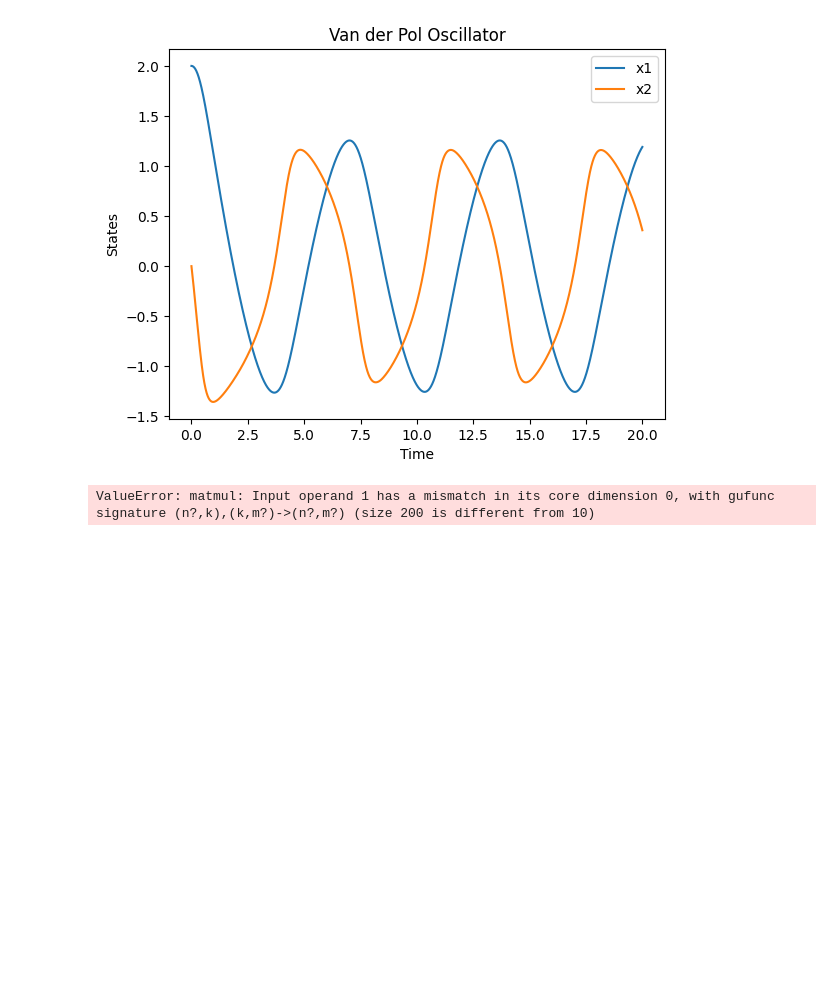
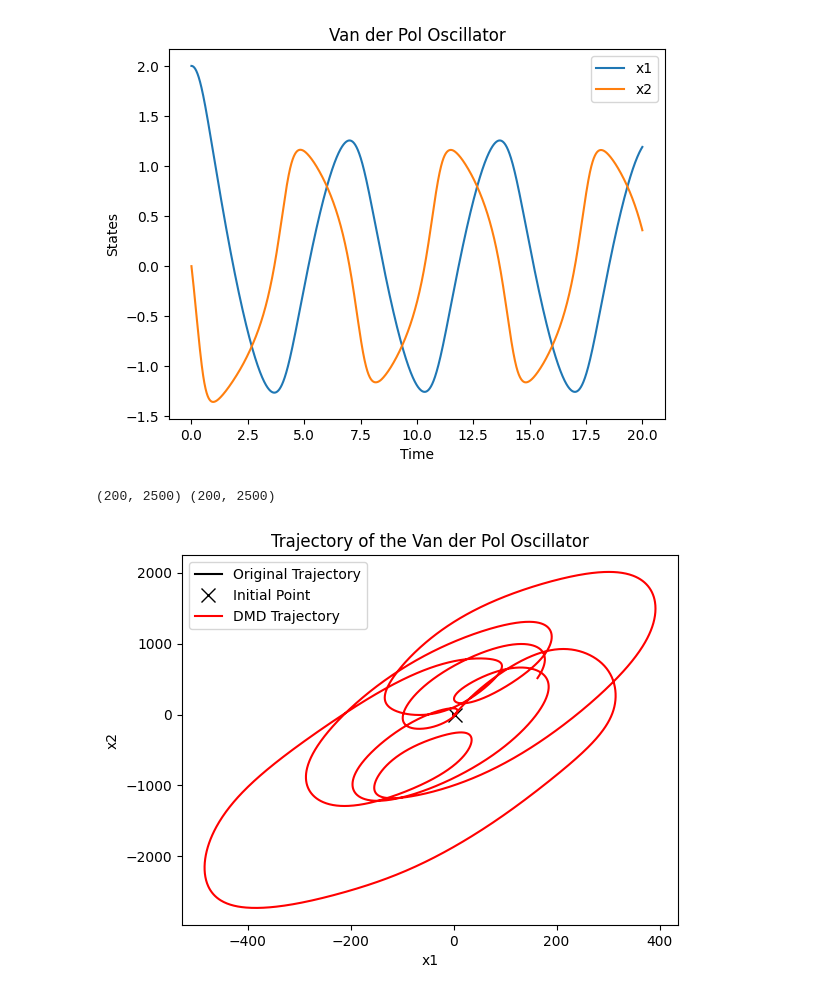
Before and after one commit to MatzeLopi/KIT-2243070, a Jupyter notebook: Exercises/ex4.ipynb, the cells around one changed output. Drawn from its saved outputs; the diff is of its cells as text; code cells hidden in the pictures; blank space fills up the shorter version.

```diff
--- a/Exercises/ex4.ipynb
+++ b/Exercises/ex4.ipynb
@@ -200,41 +232,46 @@ def hankel(hrow,x,t):
     Returns:
         numpy.ndarray: The Hankel matrix
     """
     mt = round(0.5 * len(t))
     Xtd = x[:, :mt]
     Xtdp = x[:, 1:mt+1]
 
     for j in range(2, hrow+1):
         Xtd = np.vstack((Xtd, x[:, j-1:mt+j-1]))
         Xtdp = np.vstack((Xtdp, x[:, j:mt+j]))
 
     return Xtd, Xtdp
 
 Xtd, Xtdp = hankel(hrow,x,t)
-
+print(Xtd.shape, Xtdp.shape)
 # Compute DMD
 r = 10
-At, Ut, *_ = dmd(Xtd, Xtdp, r)
+At, Ut, Lambda = dynamic_mode_decomposition(Xtd, Xtdp, r)  # Use corrected DMD function
+
+# State evolution
 nt = len(t)
+z = np.zeros((At.shape[0], nt), dtype=complex)  # Initialize z with correct size
+z[:, 0] = Ut.T @ Xtd[:, 0]  # Project initial condition into reduced subspace
 
-z = np.zeros((np.size(At,0), nt))
-z0 = Ut @ Xtd[:,0]
-for i in range(0,nt-1):
-    pass
+# Time evolution in reduced space
+for i in range(1, nt):
+    z[:, i] = At @ z[:, i - 1]
 
+# Reconstruct states
 xdmd = Ut @ z
 
 # Plot trajectory
 plt.figure()
-plt.plot(x[0, :], x[1, :], 'k-')
-plt.plot(x[0, 0], x[1, 0], 'kx', markersize=10)
+plt.plot(x[0, :], x[1, :], 'k-', label='Original Trajectory')
+plt.plot(x[0, 0], x[1, 0], 'kx', markersize=10, label='Initial Point')
 plt.xlabel('x1')
 plt.ylabel('x2')
 plt.title('Trajectory of the Van der Pol Oscillator')
 
 # Plot DMD solution
-plt.plot(xdmd[0, :], xdmd[1, :], 'r-')
-plt.legend(['Original Trajectory', 'Initial Point', 'DMD Trajectory'])
+plt.plot(xdmd[0, :].real, xdmd[1, :].real, 'r-', label='DMD Trajectory')  # Use real part
+plt.legend()
 plt.show()
 # %% [output]
-ValueError: matmul: Input operand 1 has a mismatch in its core dimension 0, with gufunc signature (n?,k),(k,m?)->(n?,m?) (size 200 is different from 10)
+(200, 2500) (200, 2500)
+[figure, added]
```
Also changed, not shown: parts of 2 cells of this notebook.
